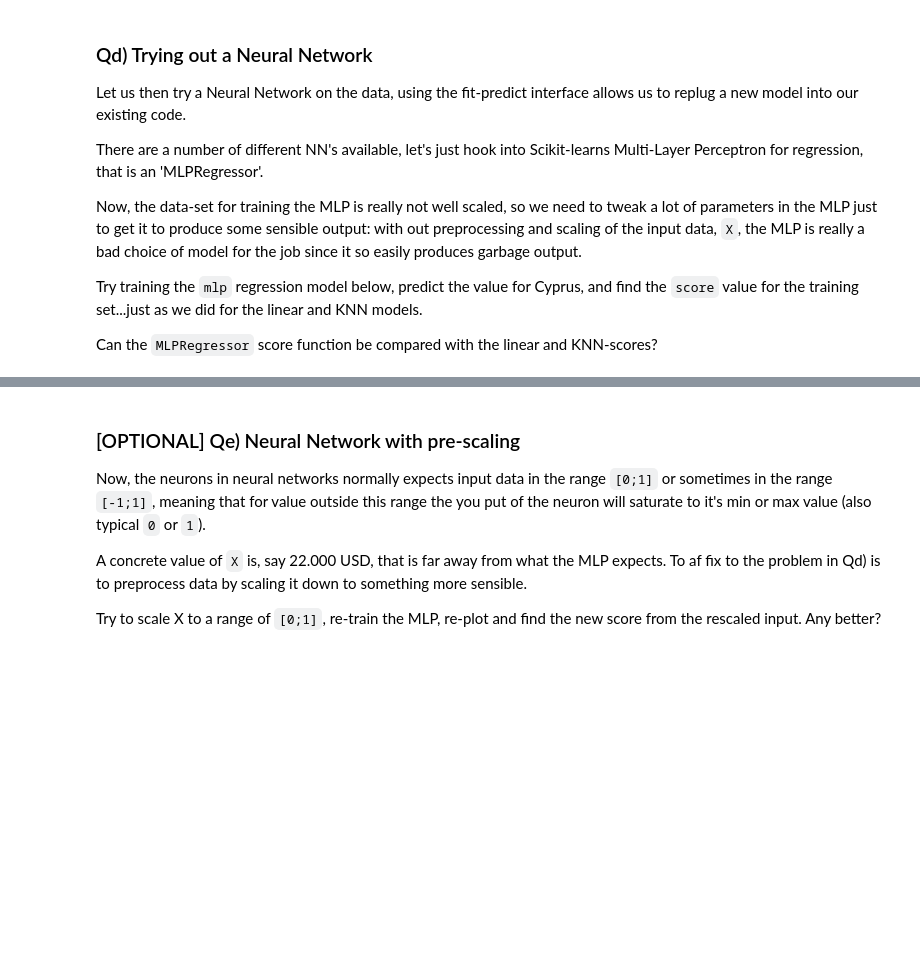
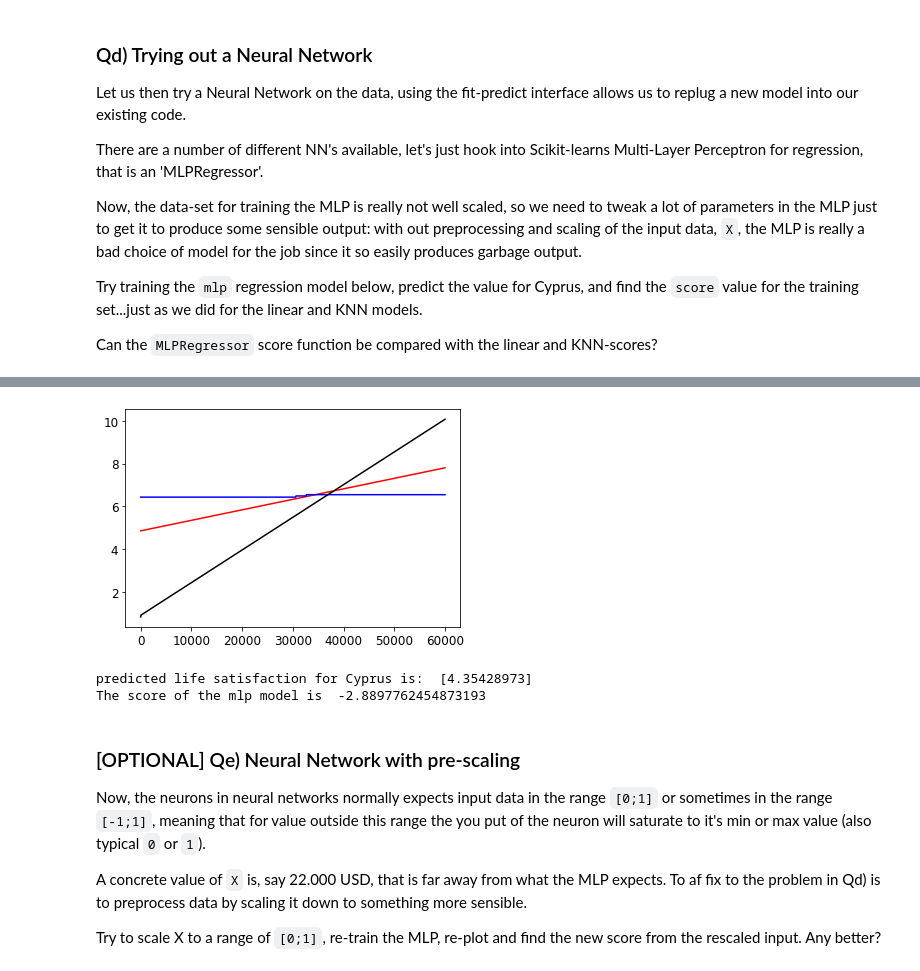
Before and after one commit to jens270996/Itmal, a Jupyter notebook: O1/L01/intro.ipynb, the cells around one changed output, grey strips where cells are left out. Cells and saved outputs as stored; diff of their text form; code cells hidden in the pictures; blank space fills up the shorter version.

```diff
--- a/O1/L01/intro.ipynb
+++ b/O1/L01/intro.ipynb
@@ -408,6 +480,12 @@ y_pred_mlp = mlp.predict(M)
 plt.plot(m, y_pred_lin, "r")
 plt.plot(m, y_pred_knn, "b")
 plt.plot(m, y_pred_mlp, "k")
+plt.show()
+# TODO: add your code here..
 
-# TODO: add your code here..
-assert False, "TODO: predict value for Cyprus and fetch the score() from the fitting."
+X_Cyprus = [[22587]]  # Cyprus' GDP per capita
+y_Cyrpus_pred = mlp.predict(X_Cyprus)
+mlp_score = mlp.score(X,y)
+print("predicted life satisfaction for Cyprus is: ",y_Cyrpus_pred)
+print("The score of the mlp model is ",mlp_score)
+# %% [output]
@@ -414,3 +509,6 @@ assert False, "TODO: predict value for Cyprus and fetch the score() from the fit
+[figure, added]
+predicted life satisfaction for Cyprus is:  [4.35428973]
+The score of the mlp model is  -2.8897762454873193
 # %% [markdown]
 ###  [OPTIONAL] Qe) Neural Network with pre-scaling
 
```
Also changed, not shown: parts of 7 cells of this notebook.
